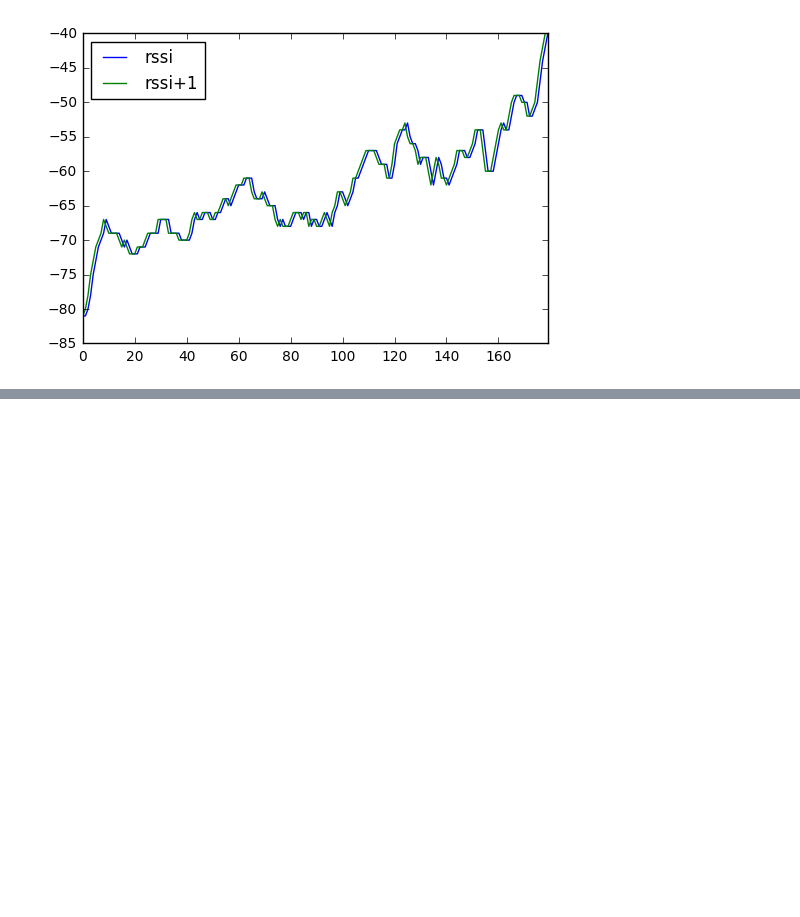
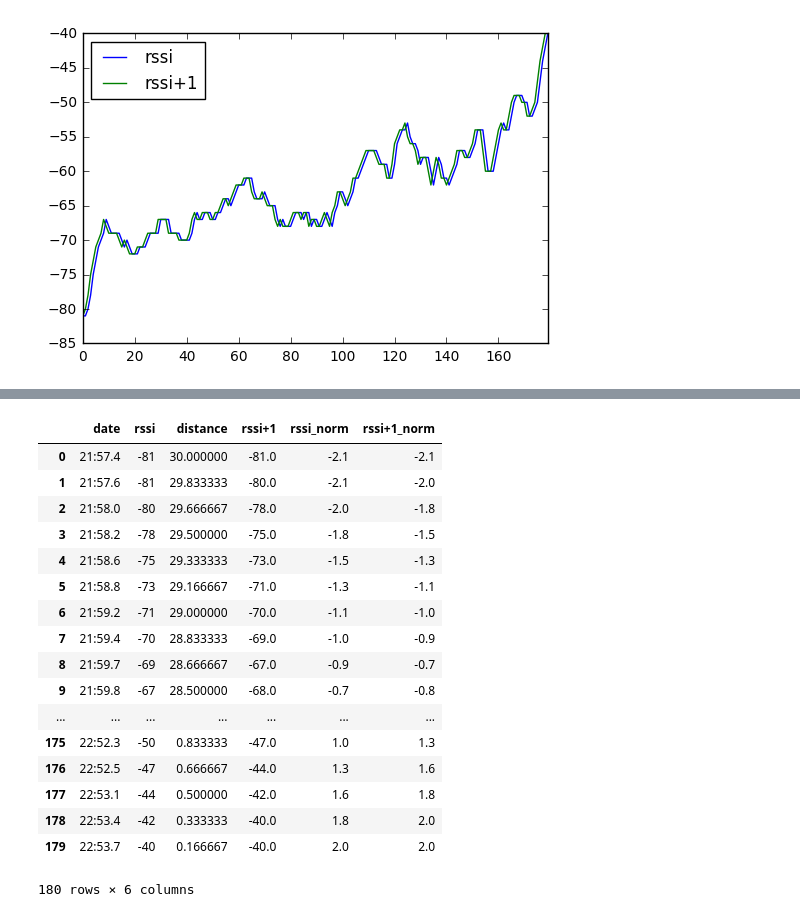
Before and after one commit to refluster/jupyter, a Jupyter notebook: 002.ble_area_pred/train_data_gen.ipynb, the cells around one changed output, grey strips where cells are left out. Drawn from its saved outputs; the diff is of its cells as text; code cells hidden in the pictures; blank space fills up the shorter version.

```diff
--- a/002.ble_area_pred/train_data_gen.ipynb
+++ b/002.ble_area_pred/train_data_gen.ipynb
@@ -81,0 +93,21 @@ np.save('rssi_next.npy', matrix)
+# %%
+df
+# %% [output]
+|  | date | rssi | distance | rssi+1 | rssi_norm | rssi+1_norm |
+| 0 | 21:57.4 | -81 | 30.000000 | -81.0 | -2.1 | -2.1 |
+| 1 | 21:57.6 | -81 | 29.833333 | -80.0 | -2.1 | -2.0 |
+| 2 | 21:58.0 | -80 | 29.666667 | -78.0 | -2.0 | -1.8 |
+| 3 | 21:58.2 | -78 | 29.500000 | -75.0 | -1.8 | -1.5 |
+| 4 | 21:58.6 | -75 | 29.333333 | -73.0 | -1.5 | -1.3 |
+| 5 | 21:58.8 | -73 | 29.166667 | -71.0 | -1.3 | -1.1 |
+| 6 | 21:59.2 | -71 | 29.000000 | -70.0 | -1.1 | -1.0 |
+| 7 | 21:59.4 | -70 | 28.833333 | -69.0 | -1.0 | -0.9 |
+| 8 | 21:59.7 | -69 | 28.666667 | -67.0 | -0.9 | -0.7 |
+| 9 | 21:59.8 | -67 | 28.500000 | -68.0 | -0.7 | -0.8 |
+| ... | ... | ... | ... | ... | ... | ... |
+| 175 | 22:52.3 | -50 | 0.833333 | -47.0 | 1.0 | 1.3 |
+| 176 | 22:52.5 | -47 | 0.666667 | -44.0 | 1.3 | 1.6 |
+| 177 | 22:53.1 | -44 | 0.500000 | -42.0 | 1.6 | 1.8 |
+| 178 | 22:53.4 | -42 | 0.333333 | -40.0 | 1.8 | 2.0 |
+| 179 | 22:53.7 | -40 | 0.166667 | -40.0 | 2.0 | 2.0 |
+180 rows × 6 columns
```
Also changed, not shown: parts of 1 cell of this notebook, 1 other file.
